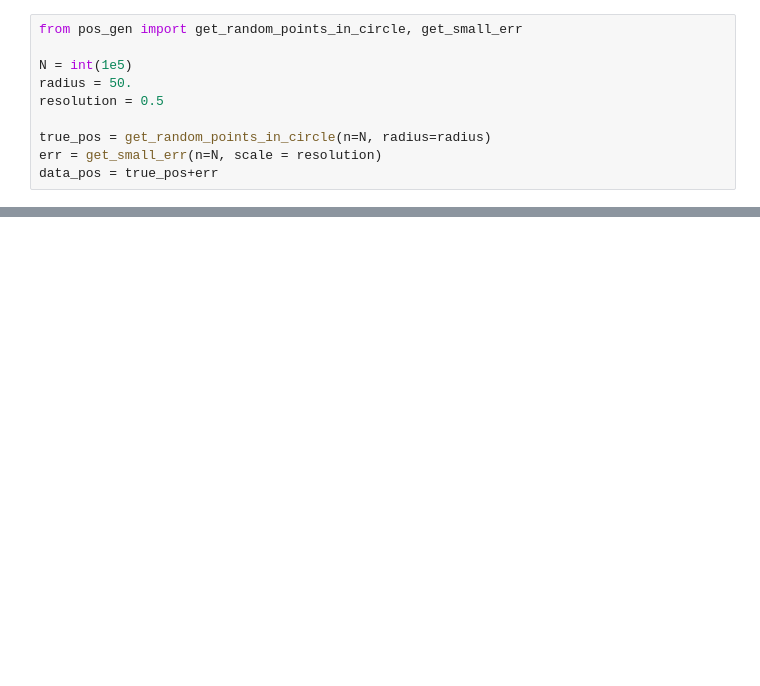
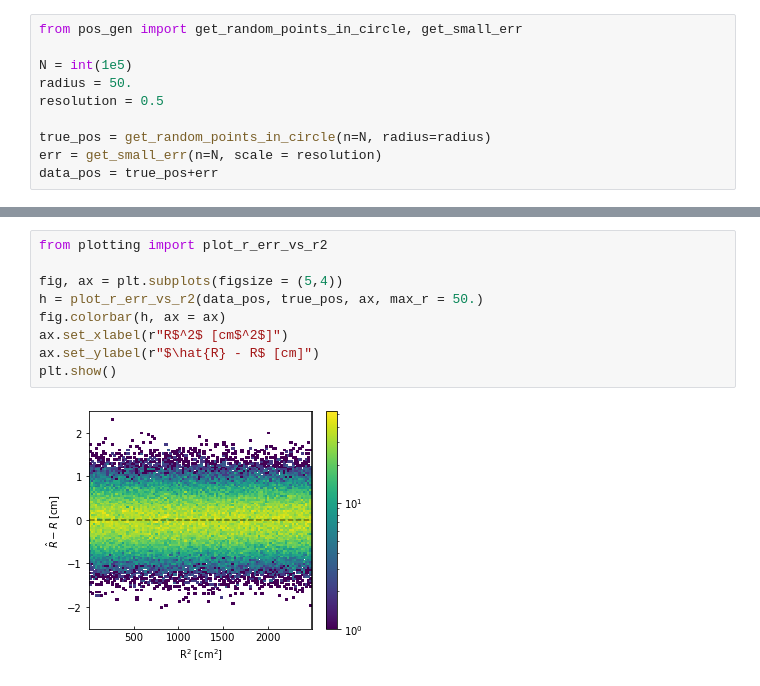
Before and after one commit to reallsx/posrec-plotting, a Jupyter notebook: example.ipynb, the cells around one changed output, grey strips where cells are left out. Drawn from its saved outputs; the diff is of its cells as text; blank space fills up the shorter version.

```diff
--- a/example.ipynb
+++ b/example.ipynb
@@ -26,0 +27,11 @@ plt.show()
+# %%
+from plotting import plot_r_err_vs_r2
+
+fig, ax = plt.subplots(figsize = (5,4))
+h = plot_r_err_vs_r2(data_pos, true_pos, ax, max_r = 50.)
+fig.colorbar(h, ax = ax)
+ax.set_xlabel(r"R$^2$ [cm$^2$]")
+ax.set_ylabel(r"$\hat{R} - R$ [cm]")
+plt.show()
+# %% [output]
+[figure, added]
```
Also changed, not shown: parts of 2 cells of this notebook, 1 other file.
